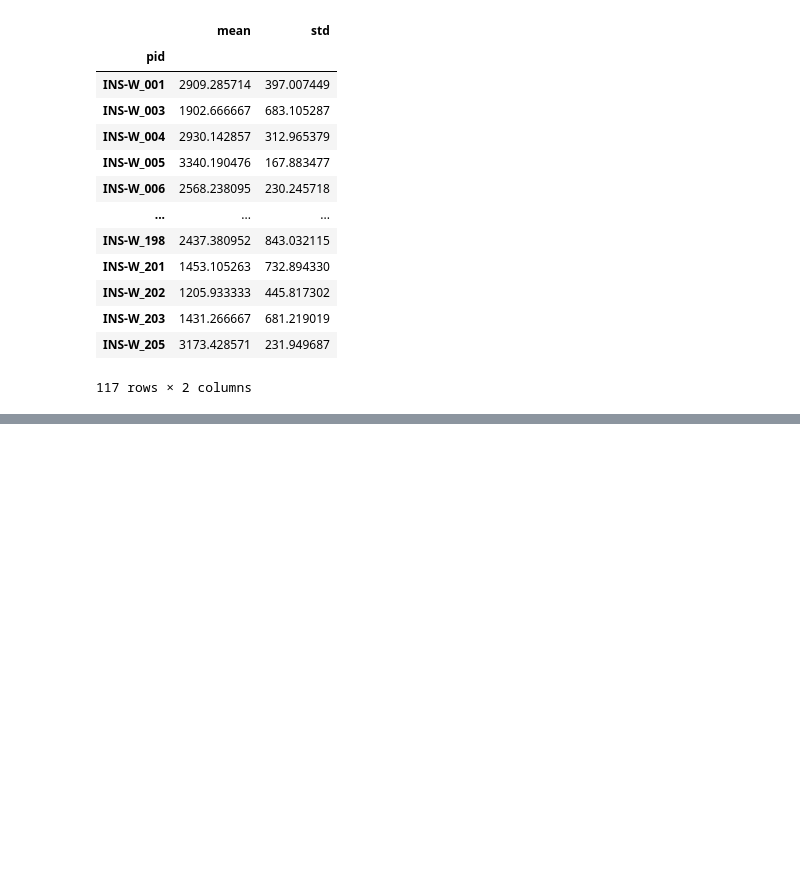
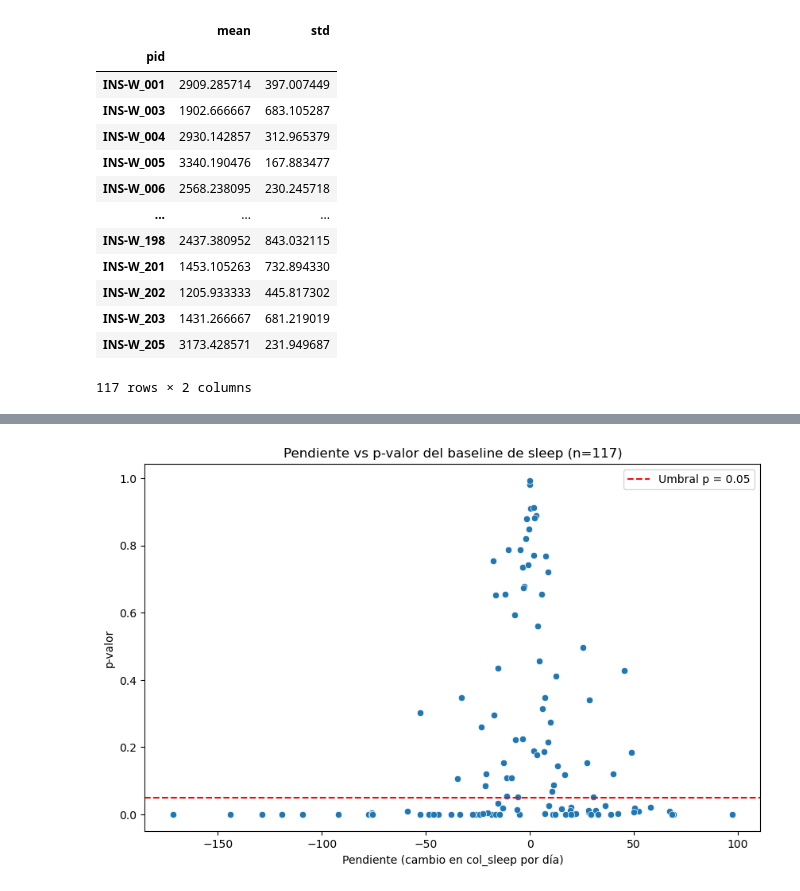
Before and after one commit to alejandrobarriel/globem, a Jupyter notebook: notebooks/globem.ipynb, the cells around one changed output, grey strips where cells are left out. Cells and saved outputs as stored; diff of their text form; code cells hidden in the pictures; blank space fills up the shorter version.

```diff
--- a/notebooks/globem.ipynb
+++ b/notebooks/globem.ipynb
@@ -707,0 +806,18 @@ baseline_sleep
+# %%
+resultados = []
+
+for pid in valid_pids_sleep:
+    datos = df_sleep_baseline_valid[df_sleep_baseline_valid["pid"] == pid].dropna(subset=[col_sleep])
+    y = datos[col_sleep]
+    X = sm.add_constant(datos["day"])
+
+    modelo = sm.OLS(y, X).fit(cov_type="HAC", cov_kwds={"maxlags": 7})
+
+    resultados.append({
+        "pid": pid,
+        "slope": modelo.params.iloc[1],
+        "p_value": modelo.pvalues.iloc[1]
+    })
+
+slope_sleep = pd.DataFrame(resultados).set_index("pid")
+slope_sleep
@@ -707,0 +884,11 @@ baseline_sleep
+# %%
+plt.figure(figsize=(10, 6))
+sns.scatterplot(data=slope_sleep, x="slope", y="p_value")
+plt.axhline(0.05, color="red", linestyle="--", label="Umbral p = 0.05")
+plt.title("Pendiente vs p-valor del baseline de sleep (n=117)")
+plt.xlabel("Pendiente (cambio en col_sleep por día)")
+plt.ylabel("p-valor")
+plt.legend()
+plt.show()
+# %% [output]
+[figure, added]
```
Also changed, not shown: parts of 40 cells of this notebook.
